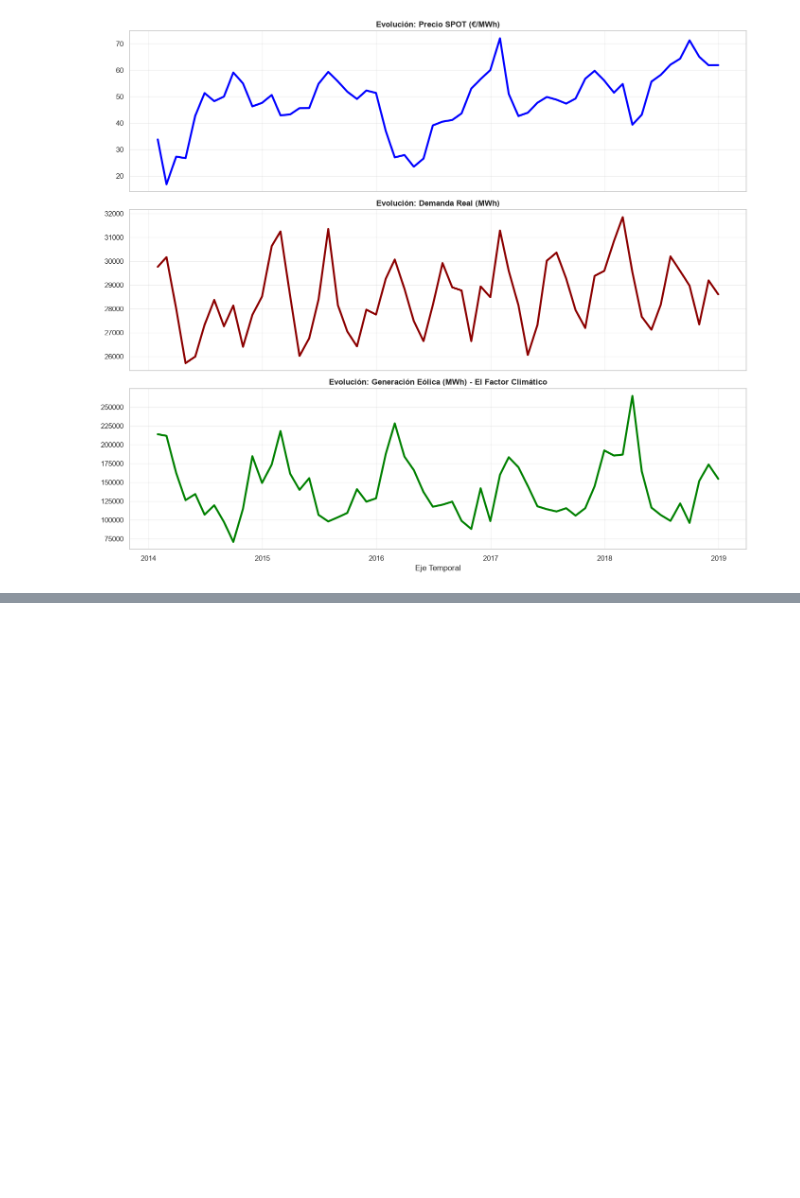
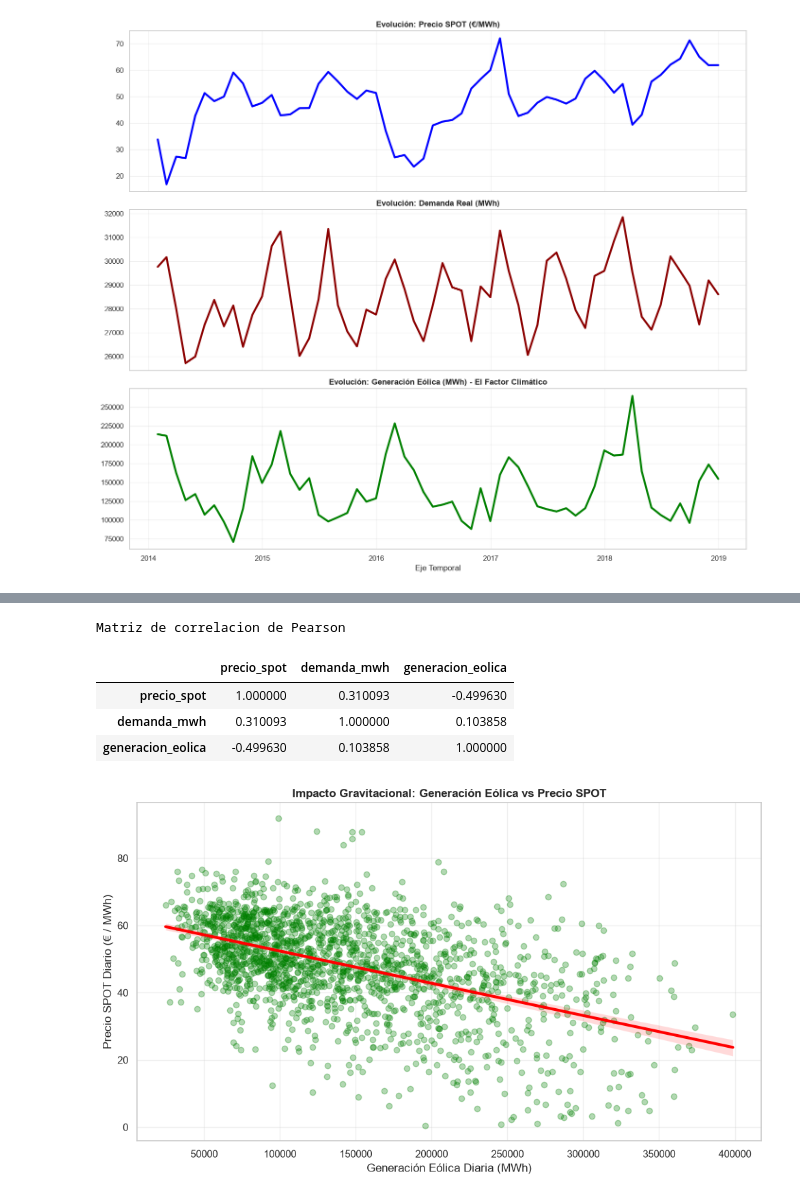
Before and after one commit to Cesahz/california-housing-energy-eda, a Jupyter notebook: notebooks/2.0-energy-market-eda.ipynb, the cells around one changed output, grey strips where cells are left out. Cells and saved outputs as stored; diff of their text form; code cells hidden in the pictures; blank space fills up the shorter version.

Commit message:
feat: calcular matriz de pearson y visualizar dispersion inversa entre vientos y precio

```diff
--- a/notebooks/2.0-energy-market-eda.ipynb
+++ b/notebooks/2.0-energy-market-eda.ipynb
@@ -204,0 +208,35 @@ plt.show()
+# %%
+#demostracion matematica viento vs precio
+
+#remuestreo diario
+precio_D = df_precio['precio_spot'].resample('D').mean()
+demanda_D = df_demanda['demanda_mwh'].resample('D').mean()
+eolica_D = df_eolica['generacion_eolica'].resample('D').mean()
+
+#fusion estructural
+df_cruce = pd.concat([precio_D, demanda_D, eolica_D], axis=1).dropna()
+
+#calculo de la matriz de correlacion de Pearson
+correlacion = df_cruce.corr()
+print("Matriz de correlacion de Pearson")
+display(correlacion)
+
+#arquitectura del grafico de dispersion
+plt.figure(figsize=(10, 6))
+sns.regplot(data=df_cruce, x='generacion_eolica', y='precio_spot',
+            scatter_kws={'alpha':0.3, 'color':'green'},
+            line_kws={'color':'red', 'linewidth':3})
+
+plt.title('Impacto Gravitacional: Generación Eólica vs Precio SPOT', fontweight='bold')
+plt.xlabel('Generación Eólica Diaria (MWh)')
+plt.ylabel('Precio SPOT Diario (€ / MWh)')
+plt.grid(True, alpha=0.3)
+plt.tight_layout()
+plt.show()
+# %% [output]
+Matriz de correlacion de Pearson
+|  | precio_spot | demanda_mwh | generacion_eolica |
+| precio_spot | 1.000000 | 0.310093 | -0.499630 |
+| demanda_mwh | 0.310093 | 1.000000 | 0.103858 |
+| generacion_eolica | -0.499630 | 0.103858 | 1.000000 |
+[figure, added]
```
Also changed, not shown: parts of 1 cell of this notebook.
